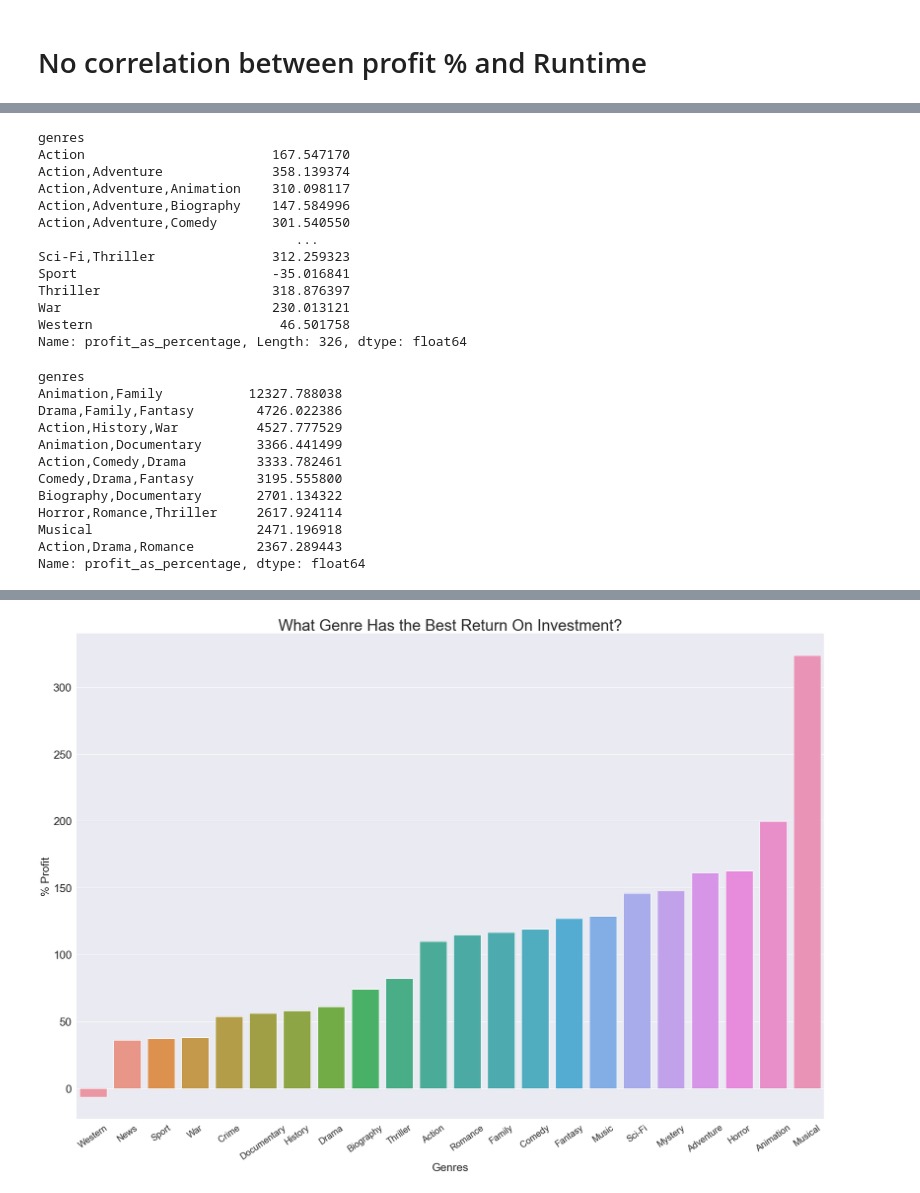
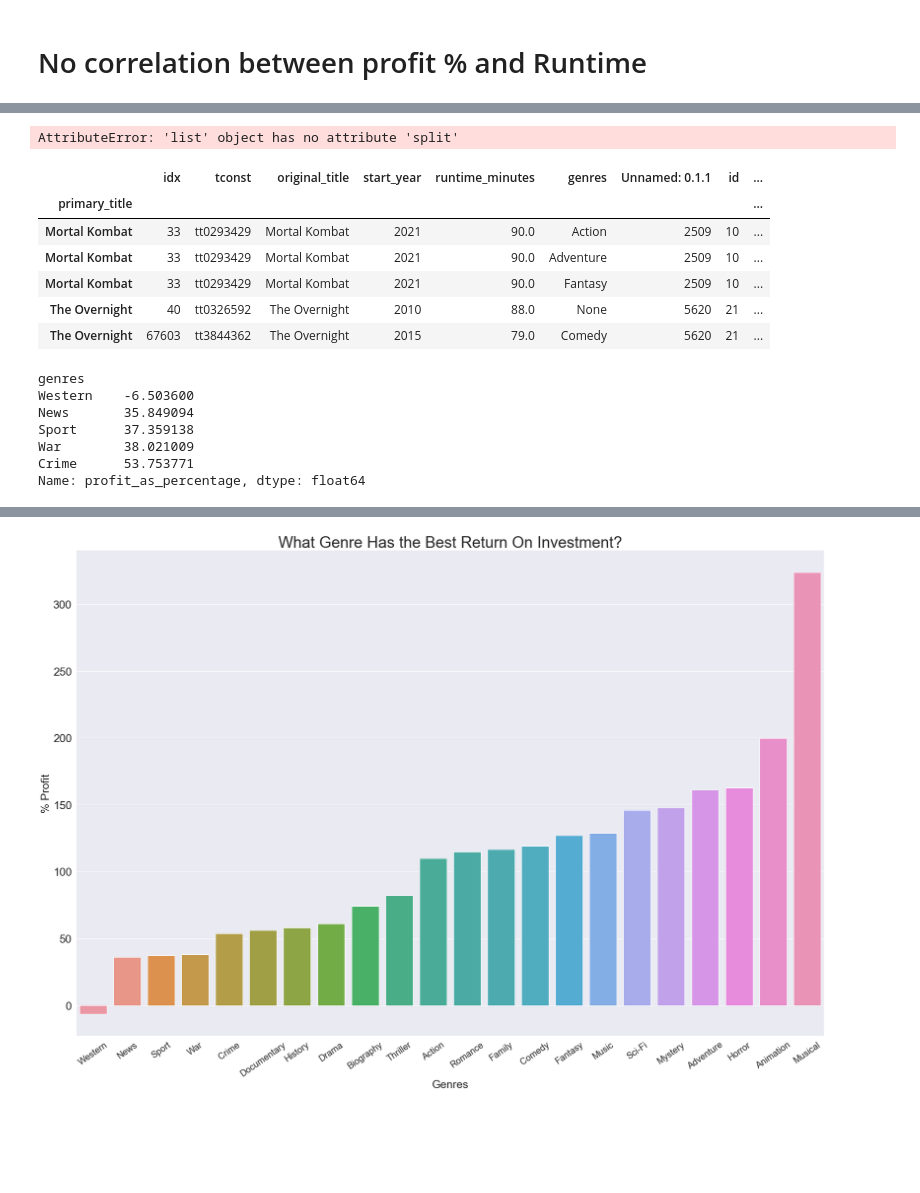
Before and after one commit to andre3000y/Movie_box_office_analysis, a Jupyter notebook: Movie Budget and Title Basics merged.ipynb, the cells around one changed output, grey strips where cells are left out. Saved outputs shown, nothing was run; the diff lists cells and outputs as text; code cells hidden in the pictures; blank space fills up the shorter version.

Commit message:
Started final notebook

```diff
--- a/Movie Budget and Title Basics merged.ipynb
+++ b/Movie Budget and Title Basics merged.ipynb
@@ -106,0 +82,16 @@ print(correlation)
+# %%
+df3["genres"] = df3["genres"].map(lambda x: x.split(','))
+df3.head()
+# %% [output]
+AttributeError: 'list' object has no attribute 'split'
+# %%
+df3 = df3.explode("genres")
+df3.head()
+# %% [output]
+|  | idx | tconst | original_title | start_year | runtime_minutes | genres | Unnamed: 0.1.1 | id | ... |
+| primary_title |  |  |  |  |  |  |  |  | ... |
+| Mortal Kombat | 33 | tt0293429 | Mortal Kombat | 2021 | 90.0 | Action | 2509 | 10 | ... |
+| Mortal Kombat | 33 | tt0293429 | Mortal Kombat | 2021 | 90.0 | Adventure | 2509 | 10 | ... |
+| Mortal Kombat | 33 | tt0293429 | Mortal Kombat | 2021 | 90.0 | Fantasy | 2509 | 10 | ... |
+| The Overnight | 40 | tt0326592 | The Overnight | 2010 | 88.0 | None | 5620 | 21 | ... |
+| The Overnight | 67603 | tt3844362 | The Overnight | 2015 | 79.0 | Comedy | 5620 | 21 | ... |
@@ -107,32 +100,12 @@ print(correlation)
 # %%
-df4 = df3.groupby ("genres")["profit_as_percentage"].mean()
-df4
+df4 = df3.groupby ("genres")["profit_as_percentage"].median()
+df4.sort_values(inplace = True)
+df4.head()
 # %% [output]
 genres
-Action                        167.547170
-Action,Adventure              358.139374
-Action,Adventure,Animation    310.098117
-Action,Adventure,Biography    147.584996
-Action,Adventure,Comedy       301.540550
-                                 ...
-Sci-Fi,Thriller               312.259323
-Sport                         -35.016841
-Thriller                      318.876397
-War                           230.013121
-Western                        46.501758
-Name: profit_as_percentage, Length: 326, dtype: float64
+Western    -6.503600
+News       35.849094
+Sport      37.359138
+War        38.021009
+Crime      53.753771
+Name: profit_as_percentage, dtype: float64
-# %%
-df4.sort_values( ascending = False).head(10)
-# %% [output]
-genres
-Animation,Family           12327.788038
-Drama,Family,Fantasy        4726.022386
-Action,History,War          4527.777529
-Animation,Documentary       3366.441499
-Action,Comedy,Drama         3333.782461
-Comedy,Drama,Fantasy        3195.555800
-Biography,Documentary       2701.134322
-Horror,Romance,Thriller     2617.924114
-Musical                     2471.196918
-Action,Drama,Romance        2367.289443
-Name: profit_as_percentage, dtype: float64
```
Also changed, not shown: parts of 16 cells of this notebook, 15 other files.
